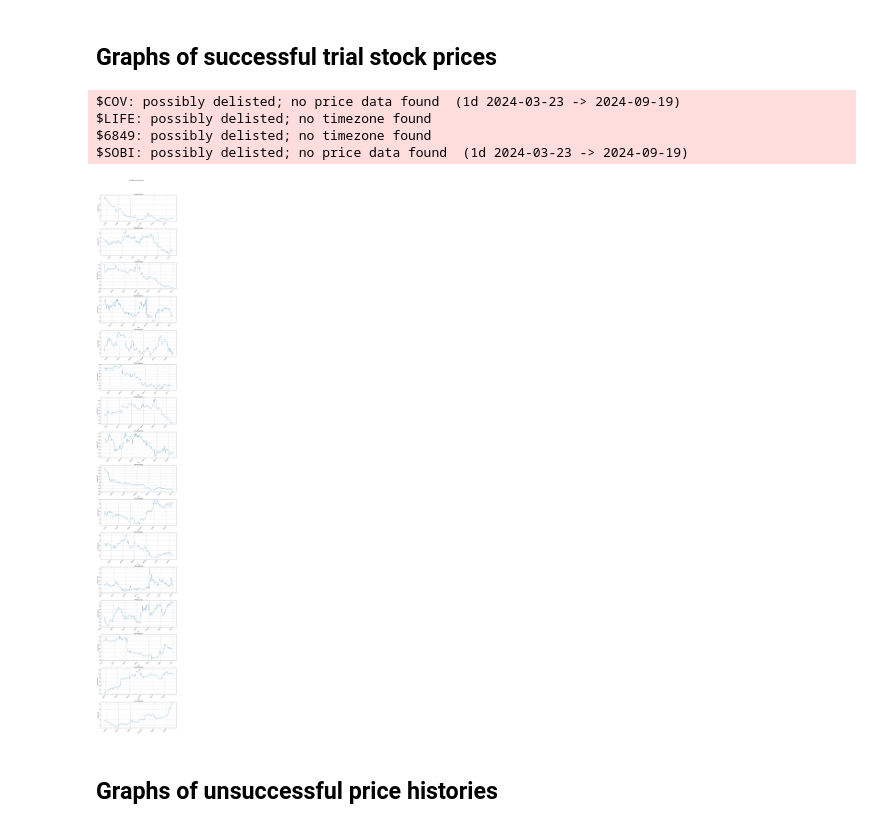
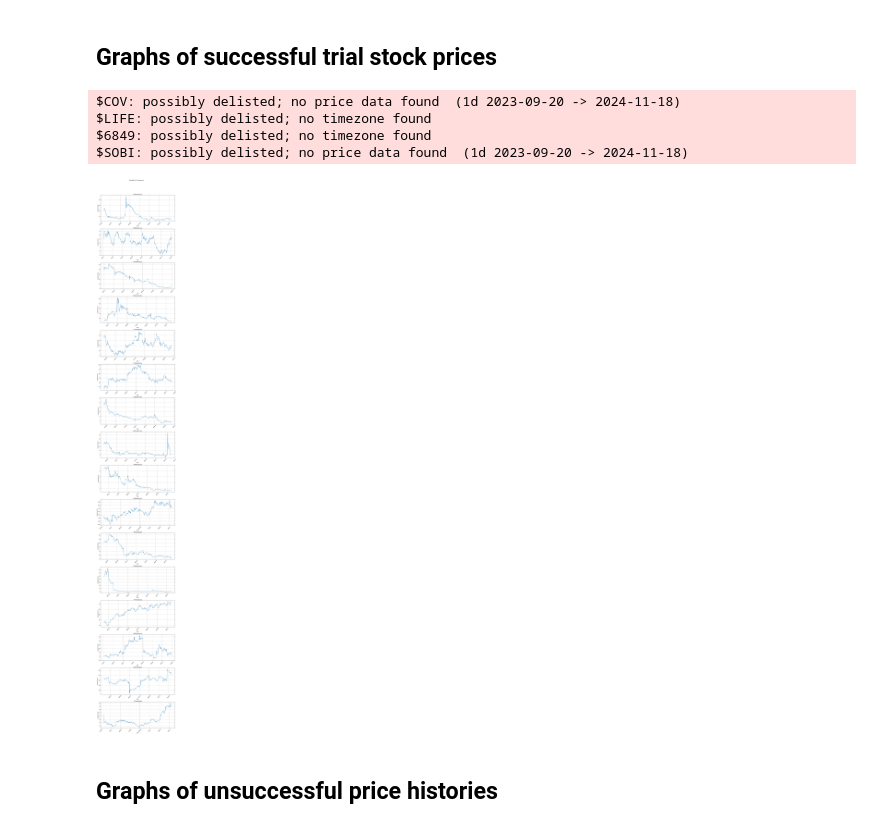
Before and after one commit to Arepo/clintrial_prediction, a Jupyter notebook: stock_histories.ipynb, the cells around one changed output. Drawn from its saved outputs; the diff is of its cells as text; code cells hidden in the pictures.

```diff
--- a/stock_histories.ipynb
+++ b/stock_histories.ipynb
@@ -650,21 +653,18 @@ get_ticker('Ekso Bionics')
 # %% [markdown]
 ## Using the LLM-provided tickers
 # %%
-import yfinance as yf
-from datetime import datetime, timedelta
-
-def get_stock_data(ticker_symbol, end_date_str):
+def get_stock_data(ticker_symbol, results_date):
     # Create a ticker object
     ticker = yf.Ticker(ticker_symbol)
 
-    # Convert end_date string to datetime
-    end_date = datetime.strptime(end_date_str, '%Y-%m-%d')
-    # Calculate start date as 180 days before end date
-    start_date = end_date - timedelta(days=180)
+    # Calculate start date as N days after end date
+    end_date = results_date + timedelta(days=60)
+    # Calculate start date as N days before end date
+    start_date = results_date - timedelta(days=365)
 
     # Get historical data
     hist_data = ticker.history(
-        start=start_date.strftime('%Y-%m-%d'),
+        start=start_date,
         end=end_date.strftime('%Y-%m-%d'),
         interval='1d'
     )
@@ -695,9 +695,9 @@ def plot_stock_histories(stock_dict, title="Stock Price Comparison"):
         axes = [axes]
 
     # Plot each stock on its own subplot
-    for ax, (ticker, series_list) in zip(axes, stock_dict.items()):
+    for ax, (ticker, data) in zip(axes, stock_dict.items()):
         # Plot directly using matplotlib instead of seaborn
-        series_list.plot(ax=ax)
+        data['prices'].plot(ax=ax)
         ax.set_title(f"{ticker} stock price")
         ax.set_xlabel("Date")
         ax.set_ylabel("Closing Price ($)")
@@ -714,15 +714,35 @@ def plot_stock_histories(stock_dict, title="Stock Price Comparison"):
 # %% [markdown]
 ## Graphs of successful trial stock prices
 # %%
-success_histories = {ticker_symbol: get_stock_data(ticker_symbol, end_date_str) for _, end_date_str, ticker_symbol in successful_tickers}
-success_histories = {key: history for key, history in success_histories.items() if history.any()}
-plot_stock_histories(success_histories);
+def get_histories(trials):
+    histories = {}
+    for _, results_date, ticker_symbol in trials:
+        # Get history for ticker each symbol
+        results_date = datetime.strptime(results_date, '%Y-%m-%d').date()
+        data = get_stock_data(ticker_symbol, results_date)
+        data.index = pd.to_datetime(data.index).date
+
+        # Filter out companies without stock histories
+        if data.any():
+            info = {'results_date': results_date, 'prices': data}
+            histories[ticker_symbol] = info
+
+    # histories = {ticker_symbol: {'results_date': results_date,
+    #                              'data': get_stock_data(ticker_symbol, results_date)}
+    #              for _, results_date, ticker_symbol in trials}
+
+
+    return histories
-# %% [output]
-$COV: possibly delisted; no price data found  (1d 2024-03-23 -> 2024-09-19)
-$LIFE: possibly delisted; no timezone found
-$6849: possibly delisted; no timezone found
-$SOBI: possibly delisted; no price data found  (1d 2024-03-23 -> 2024-09-19)
-[figure, removed]
+# %%
+success_histories = get_histories(successful_tickers)
+
+plot_stock_histories(success_histories);
+# %% [output]
+$COV: possibly delisted; no price data found  (1d 2023-09-20 -> 2024-11-18)
+$LIFE: possibly delisted; no timezone found
+$6849: possibly delisted; no timezone found
+$SOBI: possibly delisted; no price data found  (1d 2023-09-20 -> 2024-11-18)
+[figure, added]
 # %% [markdown]
 ## Graphs of unsuccessful price histories
 # %%
```
Also changed, not shown: parts of 9 cells of this notebook.
